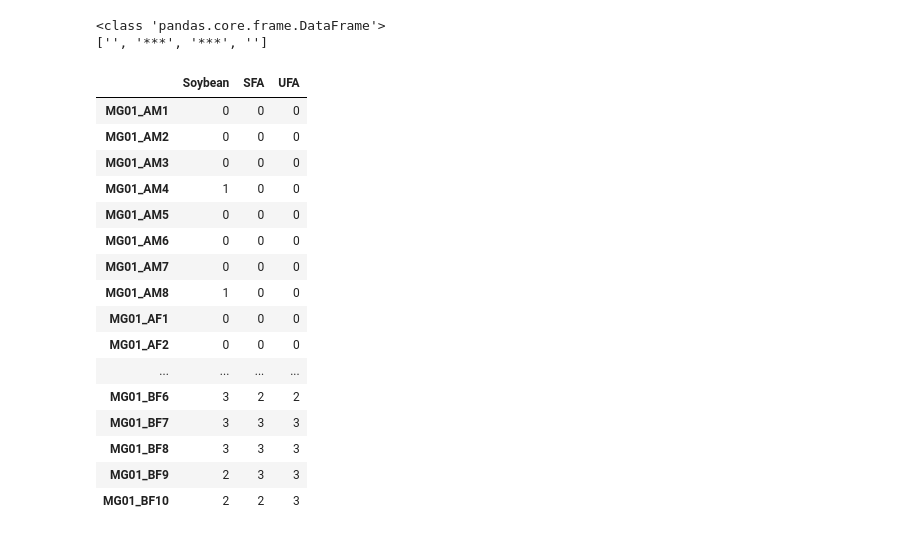
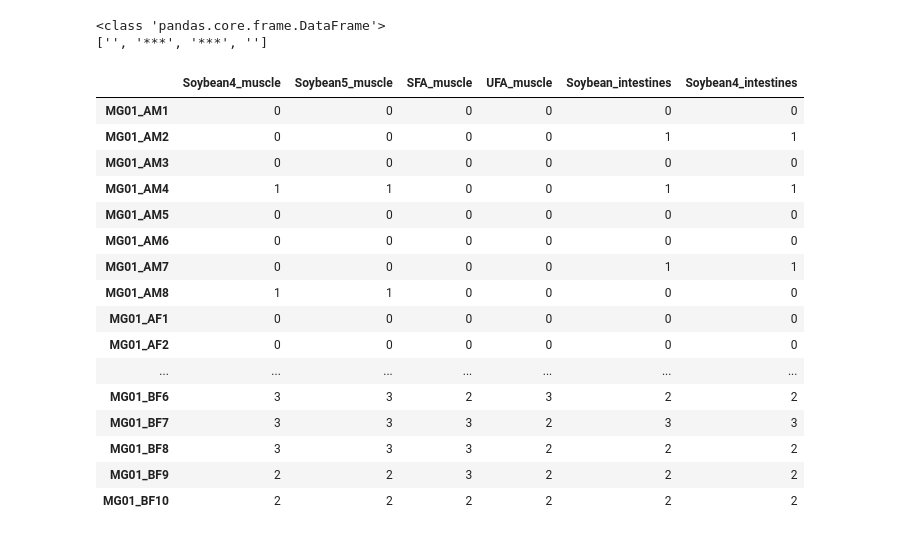
Before and after one commit to evanmlee/Gordon_MS, a Jupyter notebook: MS_heatmap_HWDC.ipynb, the cells around one changed output. Saved outputs shown, nothing was run; the diff lists cells and outputs as text; code cells hidden in the pictures.

```diff
--- a/MS_heatmap_HWDC.ipynb
+++ b/MS_heatmap_HWDC.ipynb
@@ -659,7 +400,7 @@ def kmeans_cluster_ms(ms_df,analytes,tissues,force_separate_arms=True):
         for analyte in analytes:
             tissue_analyte_data = tissue_df[analyte]
             col_key = "{0}_{1}".format(tissue,analyte)
-            obs_df.loc[:,col_key] = tissue_analyte_data.tolist()
+            obs_df.loc[tissue_df["SampleID"],col_key] = tissue_analyte_data.tolist()
 #     display(obs_df)
     analyte_cols = obs_df.columns[1:].tolist()
     if force_separate_arms:
@@ -669,54 +410,68 @@ def kmeans_cluster_ms(ms_df,analytes,tissues,force_separate_arms=True):
         A_km_results = KMeans(n_clusters=2,random_state=0).fit(whitened_A)
         A_cluster_labels,A_cluster_centers = A_km_results.labels_, A_km_results.cluster_centers_
         A_cluster_labels = sort_cluster_labels(A_cluster_labels,A_cluster_centers)
 
         #Cluster B observations
         obs_B_df = obs_df.loc[obs_df["Arm"]=="B"].drop("Arm",axis=1) #B data, numeric analyte data only
         whitened_B = sp.cluster.vq.whiten(obs_B_df)
         B_km_results = KMeans(n_clusters=2,random_state=0).fit(whitened_B)
         B_cluster_labels, B_cluster_centers = B_km_results.labels_, B_km_results.cluster_centers_
         B_cluster_labels = sort_cluster_labels(B_cluster_labels,B_cluster_centers)
         #TODO: QC to make sure higher centroid has higher mean cluster label
         #Offset B cluster labels, add both to obs_df
         B_cluster_labels = B_cluster_labels + len(set(A_cluster_labels))
         obs_df.loc[obs_A_df.index,"Cluster"] = A_cluster_labels
         obs_df.loc[obs_B_df.index,"Cluster"] = B_cluster_labels
     else:
         whitened_obs = sp.cluster.vq.whiten(obs_A_df.drop("Arm",axis=1))
         km_results = KMeans(n_clusters=2,random_state=0).fit(whitened_obs)
         cluster_labels = km_results.labels_
         obs_df.loc[:,"Cluster"] = cluster_labels
     reordered_cols = ["Arm","Cluster"]
     reordered_cols.extend(analyte_cols)
     obs_df = obs_df[reordered_cols]
     obs_df.loc[:,"Cluster"] = obs_df.loc[:,"Cluster"].astype(int)
     return obs_df
 
-soybean_obs_df = kmeans_cluster_ms(tissue_AC_df,analytes=soybean_ACs,tissues=["Gastroc","Quadriceps","Heart"])
-# SFA_obs_df = kmeans_cluster_ms(tissue_AC_df,analytes=SFA_ACs,tissues=["Gastroc","Quadriceps","Heart"])
-# UFA_obs_df = kmeans_cluster_ms(tissue_AC_df,analytes=UFA_ACs,tissues=["Gastroc","Quadriceps","Heart"])
+soybean_4ACs = ["C16","C18","C18:1","C18:2"]
+soybean_5ACs = ["C16","C18","C18:1","C18:2","C18:3"]
 
-cluster_df = pd.DataFrame(index=soybean_obs_df.index,columns=["Soybean","SFA","UFA"])
-cluster_df.loc[:,"Soybean"] = soybean_obs_df["Cluster"]
-cluster_df.loc[:,"SFA"] = SFA_obs_df["Cluster"]
-cluster_df.loc[:,"UFA"] = UFA_obs_df["Cluster"]
+soybean_obs_df = kmeans_cluster_ms(tissue_AC_df,analytes=soybean_4ACs,tissues=["Gastroc","Quadriceps","Heart"])
+soybean5_muscle_obs_df = kmeans_cluster_ms(tissue_AC_df,analytes=soybean_5ACs,tissues=["Gastroc","Quadriceps","Heart"])
+SFA_obs_df = kmeans_cluster_ms(tissue_AC_df,analytes=SFA_ACs,tissues=["Gastroc","Quadriceps","Heart"])
+UFA_obs_df = kmeans_cluster_ms(tissue_AC_df,analytes=UFA_ACs,tissues=["Gastroc","Quadriceps","Heart"])
+soybean_intestines_obs_df = kmeans_cluster_ms(tissue_AC_df,analytes=soybean_5ACs,tissues=["Jejunum"])
 
+soybean_intestines_obs_df2 = kmeans_cluster_ms(tissue_AC_df,analytes=soybean_4ACs,tissues=["Jejunum"])
+
+
+cluster_columns = ["Soybean4_muscle","Soybean5_muscle","SFA_muscle","UFA_muscle","Soybean_intestines","Soybean4_intestines"]
+
+cluster_df = pd.DataFrame(index=soybean_obs_df.index,columns=cluster_columns)
+cluster_df.loc[:,"Soybean4_muscle"] = soybean_obs_df["Cluster"]
+cluster_df.loc[:,"Soybean5_muscle"] = soybean5_muscle_obs_df["Cluster"]
+cluster_df.loc[:,"SFA_muscle"] = SFA_obs_df["Cluster"]
+cluster_df.loc[:,"UFA_muscle"] = UFA_obs_df["Cluster"]
+cluster_df.loc[:,"Soybean_intestines"] = soybean_intestines_obs_df["Cluster"]
+cluster_df.loc[:,"Soybean4_intestines"] = soybean_intestines_obs_df2["Cluster"]
 display(cluster_df)
+
+cluster_df.to_csv("analyte_cluster_labels.csv")
 # %% [output]
-|  | Soybean | SFA | UFA |
-| MG01_AM1 | 0 | 0 | 0 |
-| MG01_AM2 | 0 | 0 | 0 |
-| MG01_AM3 | 0 | 0 | 0 |
-| MG01_AM4 | 1 | 0 | 0 |
-| MG01_AM5 | 0 | 0 | 0 |
-| MG01_AM6 | 0 | 0 | 0 |
-| MG01_AM7 | 0 | 0 | 0 |
-| MG01_AM8 | 1 | 0 | 0 |
-| MG01_AF1 | 0 | 0 | 0 |
-| MG01_AF2 | 0 | 0 | 0 |
-| ... | ... | ... | ... |
-| MG01_BF6 | 3 | 2 | 2 |
-| MG01_BF7 | 3 | 3 | 3 |
-| MG01_BF8 | 3 | 3 | 3 |
-| MG01_BF9 | 2 | 3 | 3 |
-| MG01_BF10 | 2 | 2 | 3 |
+|  | Soybean4_muscle | Soybean5_muscle | SFA_muscle | UFA_muscle | Soybean_intestines | Soybean4_intestines |
+| MG01_AM1 | 0 | 0 | 0 | 0 | 0 | 0 |
+| MG01_AM2 | 0 | 0 | 0 | 0 | 1 | 1 |
+| MG01_AM3 | 0 | 0 | 0 | 0 | 0 | 0 |
+| MG01_AM4 | 1 | 1 | 0 | 0 | 1 | 1 |
+| MG01_AM5 | 0 | 0 | 0 | 0 | 0 | 0 |
+| MG01_AM6 | 0 | 0 | 0 | 0 | 0 | 0 |
+| MG01_AM7 | 0 | 0 | 0 | 0 | 1 | 1 |
+| MG01_AM8 | 1 | 1 | 0 | 0 | 0 | 0 |
+| MG01_AF1 | 0 | 0 | 0 | 0 | 0 | 0 |
+| MG01_AF2 | 0 | 0 | 0 | 0 | 0 | 0 |
+| ... | ... | ... | ... | ... | ... | ... |
+| MG01_BF6 | 3 | 3 | 2 | 3 | 2 | 2 |
+| MG01_BF7 | 3 | 3 | 3 | 2 | 3 | 3 |
+| MG01_BF8 | 3 | 3 | 3 | 2 | 2 | 2 |
+| MG01_BF9 | 2 | 2 | 3 | 2 | 2 | 2 |
+| MG01_BF10 | 2 | 2 | 2 | 2 | 2 | 2 |
```
Also changed, not shown: parts of 10 cells of this notebook, 1 other file.
